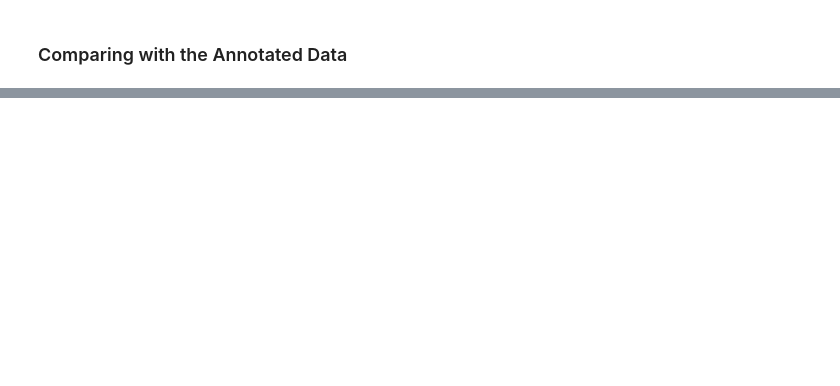
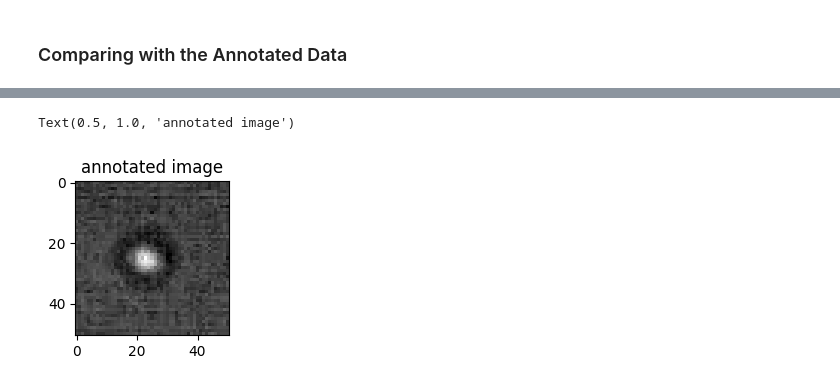
Before and after one commit to HuiningLiu02/TIF360-Advanced-machine-learning-with-neural-networks, a Jupyter notebook: Ch03_CNN/hw/particle_localization.ipynb, the cells around one changed output, grey strips where cells are left out. Cells and saved outputs as stored; diff of their text form; code cells hidden in the pictures; blank space fills up the shorter version.

```diff
--- a/Ch03_CNN/hw/particle_localization.ipynb
+++ b/Ch03_CNN/hw/particle_localization.ipynb
@@ -565,0 +546,12 @@ plt.show()
+# %%
+ann_images = np.load("annotated_images.npy")
+idx = 0
+ann_image = ann_images[idx]
+ann_images_tensor = torch.tensor(ann_image).float().unsqueeze(0).unsqueeze(0)
+# %%
+plt.figure(figsize=(2, 2))
+plt.imshow(ann_image.squeeze(), cmap="gray")
+plt.title("annotated image")
+# %% [output]
+Text(0.5, 1.0, 'annotated image')
+[figure, added]
```
Also changed, not shown: parts of 33 cells of this notebook.
